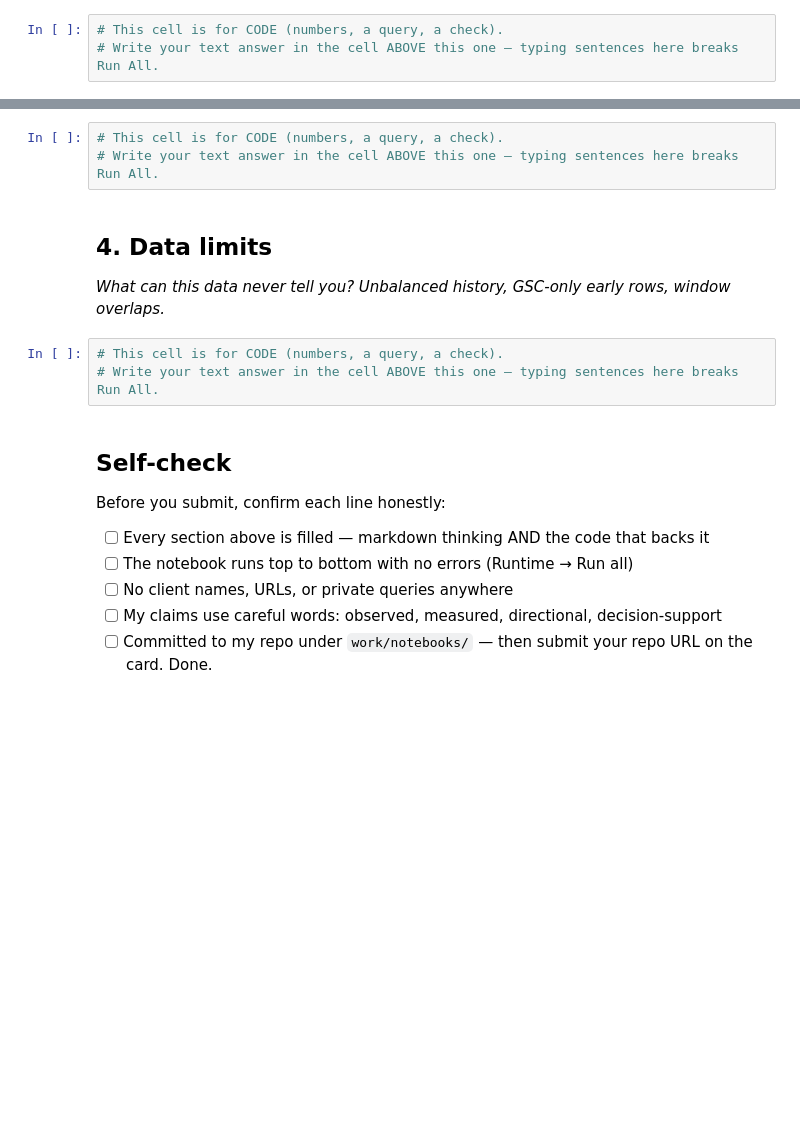
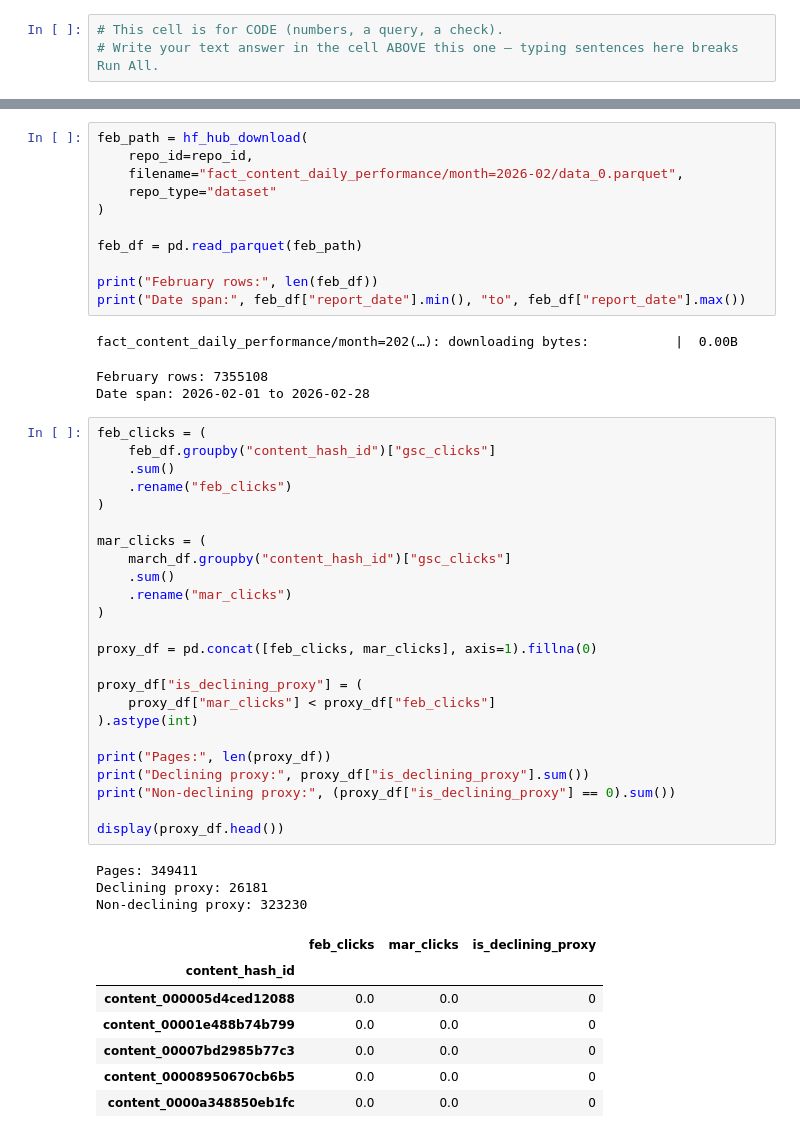
Before and after one commit to Marwan77770/Marwan_FlyRank, a Jupyter notebook: work/notebooks/w03_data_contract.ipynb, the cells around one changed output, grey strips where cells are left out. Saved outputs shown, nothing was run; the diff lists cells and outputs as text; blank space fills up the shorter version.

```diff
--- a/work/notebooks/w03_data_contract.ipynb
+++ b/work/notebooks/w03_data_contract.ipynb
@@ -27,20 +410,50 @@ This skeleton is yours to fill. Work the sections **in order** — each one has
-# %%
-# This cell is for CODE (numbers, a query, a check).
-# Write your text answer in the cell ABOVE this one — typing sentences here breaks Run All.
-# %% [markdown]
-## 4. Data limits
-
-*What can this data never tell you? Unbalanced history, GSC-only early rows, window overlaps.*
-# %%
-# This cell is for CODE (numbers, a query, a check).
-# Write your text answer in the cell ABOVE this one — typing sentences here breaks Run All.
-# %% [markdown]
-## Self-check
-
-Before you submit, confirm each line honestly:
-
-- [ ] Every section above is filled — markdown thinking AND the code that backs it
-- [ ] The notebook runs top to bottom with no errors (Runtime → Run all)
-- [ ] No client names, URLs, or private queries anywhere
-- [ ] My claims use careful words: observed, measured, directional, decision-support
-- [ ] Committed to my repo under `work/notebooks/` — then submit your repo URL on the card. Done.
+# %%
+feb_path = hf_hub_download(
+    repo_id=repo_id,
+    filename="fact_content_daily_performance/month=2026-02/data_0.parquet",
+    repo_type="dataset"
+)
+
+feb_df = pd.read_parquet(feb_path)
+
+print("February rows:", len(feb_df))
+print("Date span:", feb_df["report_date"].min(), "to", feb_df["report_date"].max())
+# %% [output]
+fact_content_daily_performance/month=202(…): downloading bytes:           |  0.00B
+February rows: 7355108
+Date span: 2026-02-01 to 2026-02-28
+# %%
+feb_clicks = (
+    feb_df.groupby("content_hash_id")["gsc_clicks"]
+    .sum()
+    .rename("feb_clicks")
+)
+
+mar_clicks = (
+    march_df.groupby("content_hash_id")["gsc_clicks"]
+    .sum()
+    .rename("mar_clicks")
+)
+
+proxy_df = pd.concat([feb_clicks, mar_clicks], axis=1).fillna(0)
+
+proxy_df["is_declining_proxy"] = (
+    proxy_df["mar_clicks"] < proxy_df["feb_clicks"]
+).astype(int)
+
+print("Pages:", len(proxy_df))
+print("Declining proxy:", proxy_df["is_declining_proxy"].sum())
+print("Non-declining proxy:", (proxy_df["is_declining_proxy"] == 0).sum())
+
+display(proxy_df.head())
+# %% [output]
+Pages: 349411
+Declining proxy: 26181
+Non-declining proxy: 323230
+|  | feb_clicks | mar_clicks | is_declining_proxy |
+| content_hash_id |  |  |  |
+| content_000005d4ced12088 | 0.0 | 0.0 | 0 |
+| content_00001e488b74b799 | 0.0 | 0.0 | 0 |
+| content_00007bd2985b77c3 | 0.0 | 0.0 | 0 |
+| content_00008950670cb6b5 | 0.0 | 0.0 | 0 |
+| content_0000a348850eb1fc | 0.0 | 0.0 | 0 |
```
Also changed, not shown: parts of 31 cells of this notebook.
